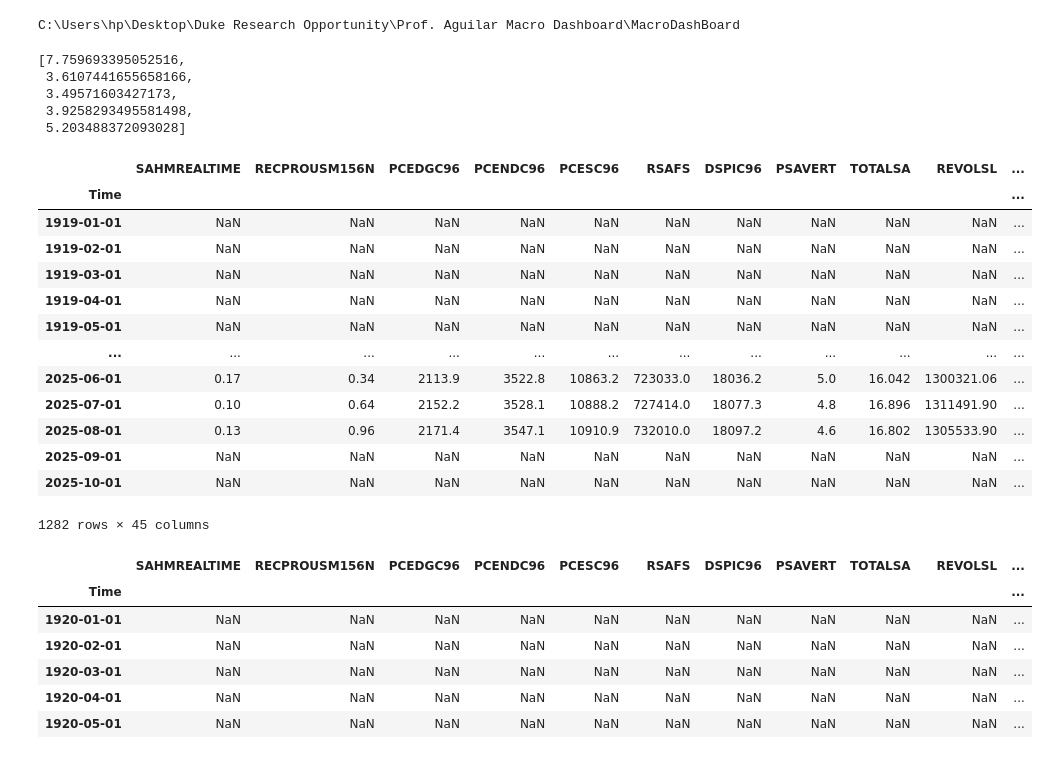
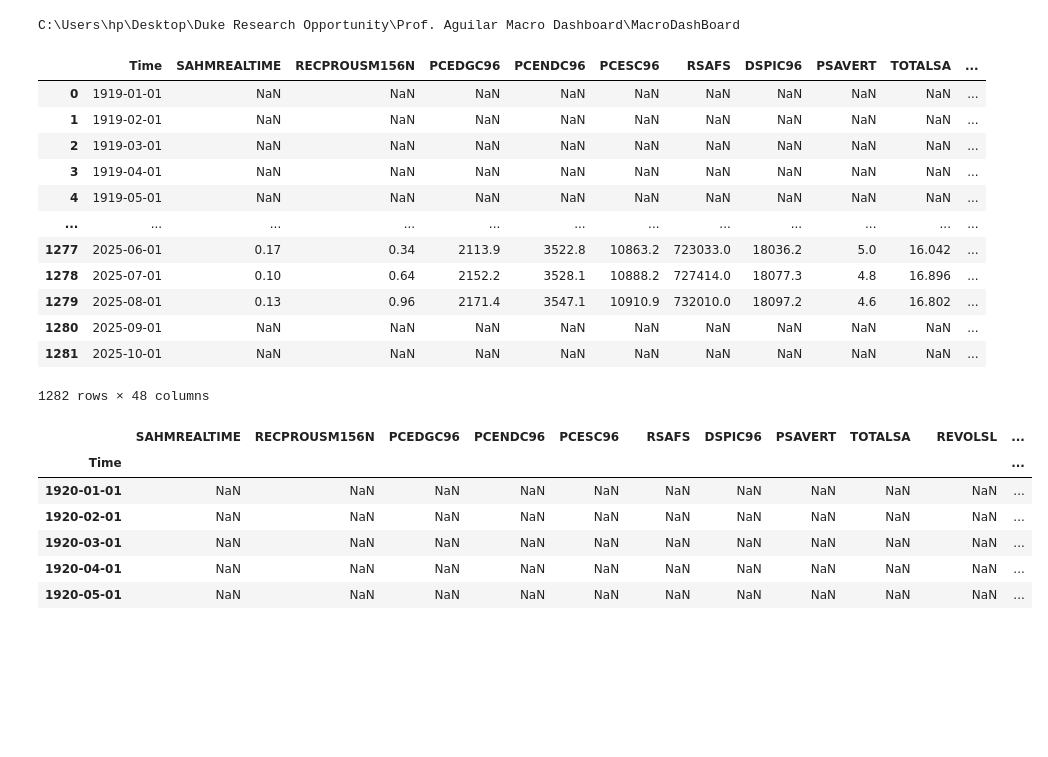
Before and after one commit to BlueMarginalist/MacroDashBoard, a Jupyter notebook: MacroDashboard Code/Code/CodeTest.ipynb, the cells around one changed output. Saved outputs shown, nothing was run; the diff lists cells and outputs as text; code cells hidden in the pictures; blank space fills up the shorter version.

Commit message:
Template Formatting Update, Real Avg Earning Update

```diff
--- a/MacroDashboard Code/Code/CodeTest.ipynb
+++ b/MacroDashboard Code/Code/CodeTest.ipynb
@@ -320,28 +319,30 @@ latest_date, result=GetDelta('PCEDGC96', 'M', 'Y',4,pct=True)
 # %%
-result
+raw_location = base_dir / "Raw Data"
+raw_location.mkdir(parents=True, exist_ok=True)
+daily_values=pd.read_csv(raw_location/"D_Values.csv")
+monthly_values=pd.read_csv(raw_location/"M_Values.csv")
+monthly_dates=pd.read_csv(raw_location/"M_Dates.csv")
-# %% [output]
-[7.759693395052516,
- 3.6107441655658166,
- 3.49571603427173,
- 3.9258293495581498,
- 5.203488372093028]
 # %%
+def AddRealAvgEarning():
+    monthly_values['RCES0500000003']=monthly_values['CES0500000003']/(monthly_values['PCEPI']/100)
+    monthly_dates['RCES0500000003']=monthly_dates['CES0500000003']
+
+AddRealAvgEarning()
 monthly_values
 # %% [output]
-|  | SAHMREALTIME | RECPROUSM156N | PCEDGC96 | PCENDC96 | PCESC96 | RSAFS | DSPIC96 | PSAVERT | TOTALSA | REVOLSL | ... |
-| Time |  |  |  |  |  |  |  |  |  |  | ... |
-| 1919-01-01 | NaN | NaN | NaN | NaN | NaN | NaN | NaN | NaN | NaN | NaN | ... |
-| 1919-02-01 | NaN | NaN | NaN | NaN | NaN | NaN | NaN | NaN | NaN | NaN | ... |
-| 1919-03-01 | NaN | NaN | NaN | NaN | NaN | NaN | NaN | NaN | NaN | NaN | ... |
-| 1919-04-01 | NaN | NaN | NaN | NaN | NaN | NaN | NaN | NaN | NaN | NaN | ... |
-| 1919-05-01 | NaN | NaN | NaN | NaN | NaN | NaN | NaN | NaN | NaN | NaN | ... |
+|  | Time | SAHMREALTIME | RECPROUSM156N | PCEDGC96 | PCENDC96 | PCESC96 | RSAFS | DSPIC96 | PSAVERT | TOTALSA | ... |
+| 0 | 1919-01-01 | NaN | NaN | NaN | NaN | NaN | NaN | NaN | NaN | NaN | ... |
+| 1 | 1919-02-01 | NaN | NaN | NaN | NaN | NaN | NaN | NaN | NaN | NaN | ... |
+| 2 | 1919-03-01 | NaN | NaN | NaN | NaN | NaN | NaN | NaN | NaN | NaN | ... |
+| 3 | 1919-04-01 | NaN | NaN | NaN | NaN | NaN | NaN | NaN | NaN | NaN | ... |
+| 4 | 1919-05-01 | NaN | NaN | NaN | NaN | NaN | NaN | NaN | NaN | NaN | ... |
 | ... | ... | ... | ... | ... | ... | ... | ... | ... | ... | ... | ... |
-| 2025-06-01 | 0.17 | 0.34 | 2113.9 | 3522.8 | 10863.2 | 723033.0 | 18036.2 | 5.0 | 16.042 | 1300321.06 | ... |
-| 2025-07-01 | 0.10 | 0.64 | 2152.2 | 3528.1 | 10888.2 | 727414.0 | 18077.3 | 4.8 | 16.896 | 1311491.90 | ... |
-| 2025-08-01 | 0.13 | 0.96 | 2171.4 | 3547.1 | 10910.9 | 732010.0 | 18097.2 | 4.6 | 16.802 | 1305533.90 | ... |
-| 2025-09-01 | NaN | NaN | NaN | NaN | NaN | NaN | NaN | NaN | NaN | NaN | ... |
-| 2025-10-01 | NaN | NaN | NaN | NaN | NaN | NaN | NaN | NaN | NaN | NaN | ... |
+| 1277 | 2025-06-01 | 0.17 | 0.34 | 2113.9 | 3522.8 | 10863.2 | 723033.0 | 18036.2 | 5.0 | 16.042 | ... |
+| 1278 | 2025-07-01 | 0.10 | 0.64 | 2152.2 | 3528.1 | 10888.2 | 727414.0 | 18077.3 | 4.8 | 16.896 | ... |
+| 1279 | 2025-08-01 | 0.13 | 0.96 | 2171.4 | 3547.1 | 10910.9 | 732010.0 | 18097.2 | 4.6 | 16.802 | ... |
+| 1280 | 2025-09-01 | NaN | NaN | NaN | NaN | NaN | NaN | NaN | NaN | NaN | ... |
+| 1281 | 2025-10-01 | NaN | NaN | NaN | NaN | NaN | NaN | NaN | NaN | NaN | ... |
-1282 rows × 45 columns
+1282 rows × 48 columns
 # %%
 monthly_values.shift(freq=pd.DateOffset(months=12))
 # %% [output]
```
Also changed, not shown: parts of 1 cell of this notebook, 9 other files.
